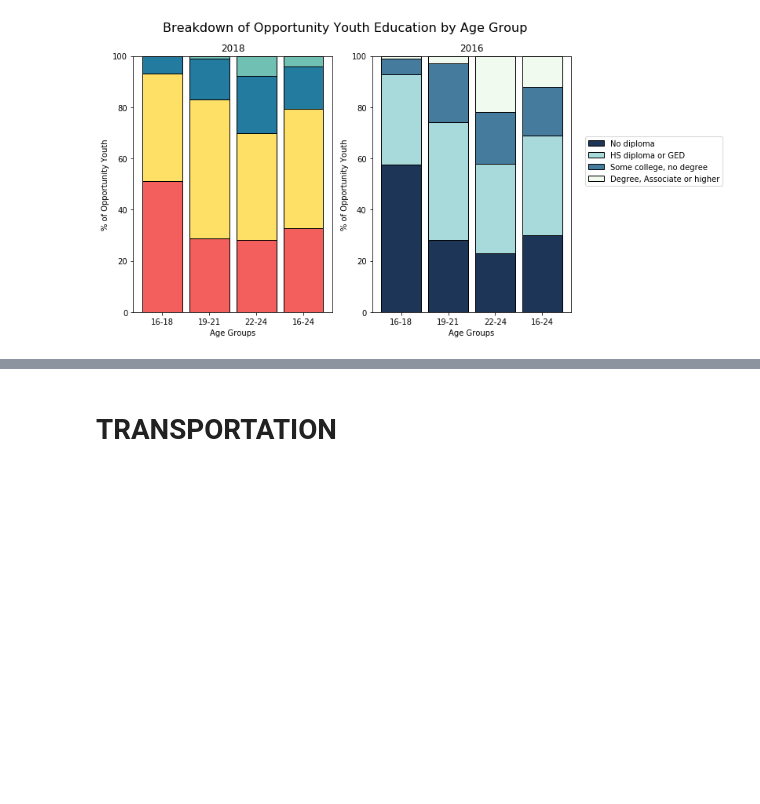
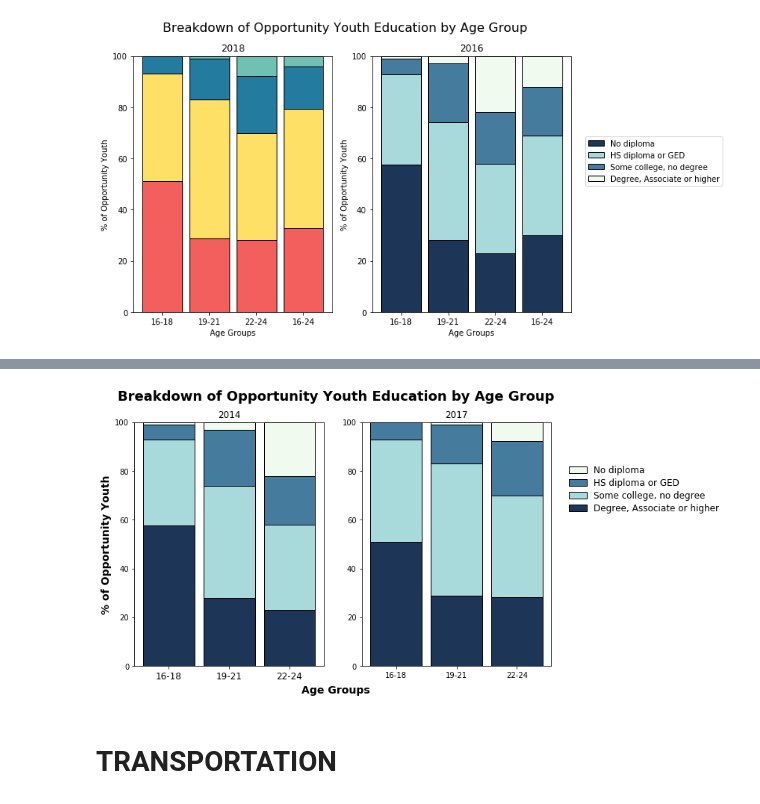
Before and after one commit to chum46/mod-1-project-chicago-seattle-ds-051120, a Jupyter notebook: notebooks/exploratory/02_cm_download_and_explore_data.ipynb, the cells around one changed output, grey strips where cells are left out. Cells and saved outputs as stored; diff of their text form; code cells hidden in the pictures; blank space fills up the shorter version.

```diff
--- a/notebooks/exploratory/02_cm_download_and_explore_data.ipynb
+++ b/notebooks/exploratory/02_cm_download_and_explore_data.ipynb
@@ -997,3 +997,83 @@ plot_clustered_stacked([df2, df1],["2017", "2014"])
+# %%
+new_figure = plt.figure(figsize=(10,6))
+ax = new_figure.add_subplot(121)
+ax2 = new_figure.add_subplot(122)
+new_figure.suptitle('Breakdown of Opportunity Youth Education by Age Group', fontsize=18,fontweight='bold')
+oynd_percent2 = oynd_percent[0:3]
+oydGED_percent2 = oydGED_percent[0:3]
+oyscnd_percent2 = oyscnd_percent[0:3]
+oydeg_percent2 = oydeg_percent[0:3]
+age_grps = np.array(['16-18','19-21','22-24'])
+
+# Data
+r = [0,1,2,3]
+# leg_labels = ['No diploma','HS diploma or GED', 'Some college, no degree', 'Degree, Associate or higher']
+leg_labels = ['Degree, Associate or higher', 'Some college, no degree','HS diploma or GED','No diploma',]
+raw_data = {'greenBars': oynd_percent2, 'orangeBars': oydGED_percent2,'blueBars': oyscnd_percent2, 'redBars':oydeg_percent2}
+df = pd.DataFrame(raw_data)
+
+# From raw value to percentage
+totals = [i+j+k+l for i,j,k,l in zip(df['greenBars'], df['orangeBars'], df['blueBars'], df['redBars'])]
+greenBars = [i / j * 100 for i,j in zip(df['greenBars'], totals)]
+orangeBars = [i / j * 100 for i,j in zip(df['orangeBars'], totals)]
+blueBars = [i / j * 100 for i,j in zip(df['blueBars'], totals)]
+redBars = [i / j * 100 for i,j in zip(df['redBars'], totals)]
+
+# plot
+barWidth = 0.85
+names = list(age_grps)
+r = [0,1,2]
+# Create green Bars
+ax2.bar(r, greenBars, color='#1D3557', edgecolor='black', width=barWidth)
+# Create orange Bars
+ax2.bar(r, orangeBars, bottom=greenBars, color='#A8DADC', edgecolor='black', width=barWidth)
+# Create blue Bars
+ax2.bar(r, blueBars, bottom=[i+j for i,j in zip(greenBars, orangeBars)], color='#457B9D', edgecolor='black', width=barWidth)
+# Create red Bars
+ax2.bar(r, redBars, bottom=[i+j+k for i,j,k in zip(greenBars, orangeBars, blueBars)], color='#F1FAEE', edgecolor='black', width=barWidth)
+
+# Custom x axis
+ax2.set_xticks(r)
+ax2.set_xticklabels(names)
+ax2.set_title('2017')
+
+
+# Data 2
+raw_data2 = {'greenBars': [57,28,23], 'orangeBars': [35,46,35],'blueBars': [6,23,20], 'redBars':[1,3,22]}
+df2 = pd.DataFrame(raw_data2)
+
+# From raw value to percentage
+totals2 = [i+j+k+l for i,j,k,l in zip(df2['greenBars'], df2['orangeBars'], df2['blueBars'], df2['redBars'])]
+greenBars2 = [i / j * 100 for i,j in zip(df2['greenBars'], totals2)]
+orangeBars2 = [i / j * 100 for i,j in zip(df2['orangeBars'], totals2)]
+blueBars2 = [i / j * 100 for i,j in zip(df2['blueBars'], totals2)]
+redBars2 = [i / j * 100 for i,j in zip(df2['redBars'], totals2)]
+
+# plot
+barWidth = 0.85
+names = list(age_grps)
+# Create green Bars
+ax.bar(r, greenBars2, color='#1D3557', edgecolor='black', width=barWidth)
+# Create orange Bars
+ax.bar(r, orangeBars2, bottom=greenBars2, color='#A8DADC', edgecolor='black', width=barWidth)
+# Create blue Bars
+ax.bar(r, blueBars2, bottom=[i+j for i,j in zip(greenBars2, orangeBars2)], color='#457B9D', edgecolor='black', width=barWidth)
+# Create red Bars
+ax.bar(r, redBars2, bottom=[i+j+k for i,j,k in zip(greenBars2, orangeBars2, blueBars2)], color='#F1FAEE', edgecolor='black', width=barWidth)
+
+# Figure and axes labels
+ax.set_xticks(r)
+ax.set_xticklabels(names, fontsize=12)
+ax.set_ylim(0,100)
+new_figure.text(0.5, 0.04, 'Age Groups', ha='center',fontsize=14,fontweight='bold')
+ax.set_ylabel("% of Opportunity Youth",fontsize=14,fontweight='bold')
+ax2.legend(leg_labels, bbox_to_anchor=(1.05, 0.5, 0.3, 0.2), labelspacing=-2.5, loc=2, fontsize=12,frameon=False)
+ax.set_title('2014')
+
+# Show graphic
+plt.show()
+# %% [output]
+[figure, added]
 # %% [markdown]
 # TRANSPORTATION
 # %% [markdown]
```
Also changed, not shown: parts of 3 cells of this notebook, 1 other file.
